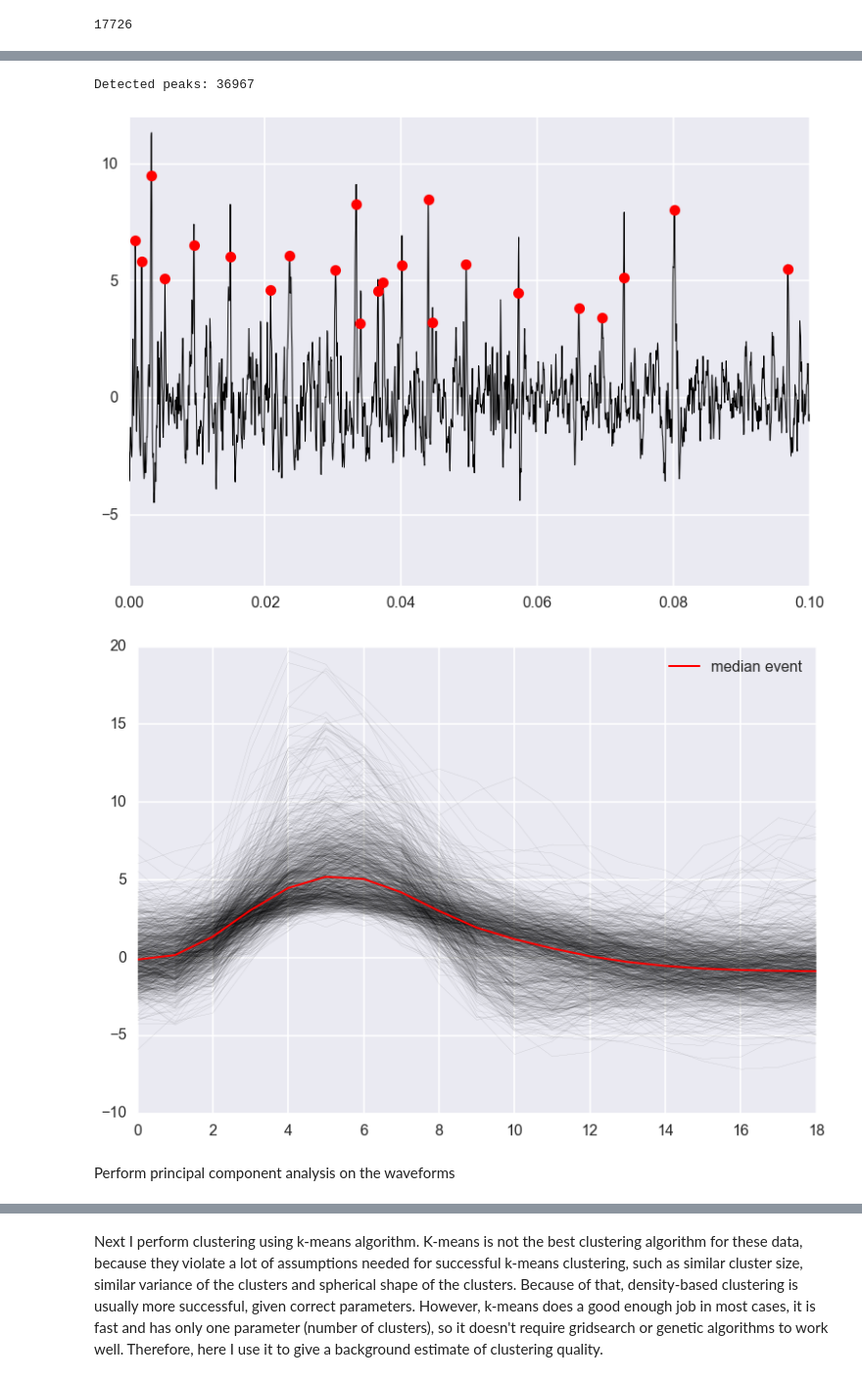
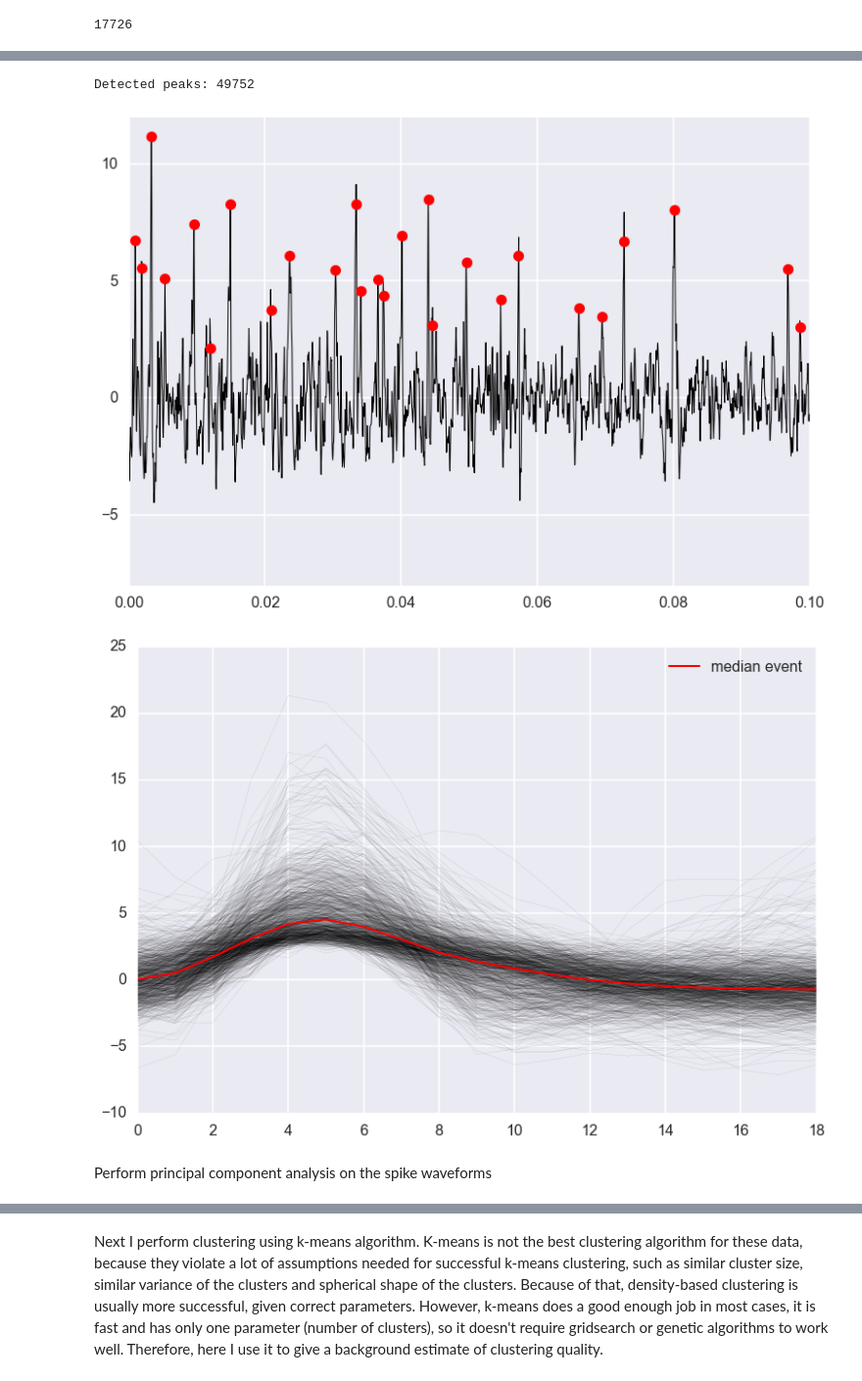
Before and after one commit to antopolskiy/code_showcase, a Jupyter notebook: spike_sorting.ipynb, the cells around one changed output, grey strips where cells are left out. Shown at 98% size. Cells and saved outputs as stored; diff of their text form; code cells hidden in the pictures.

```diff
--- a/spike_sorting.ipynb
+++ b/spike_sorting.ipynb
@@ -224,8 +224,11 @@ Next step is detecting spikes. I do it by thresholding on 3*MAD.
 from scipy.signal import fftconvolve
 
 # do running window average to smooth for peak detection
-length_of_filter = 5
+length_of_filter = 4
 data_filtered = fftconvolve(data,np.array([1]*length_of_filter)/length_of_filter,'same')
+
+# restore normalized amplitude
+data_filtered = data_filtered/mad(data_filtered)
 
 # rectify at threshold
 threshold = 3
@@ -268,7 +272,7 @@ def peak(x, min_dist=10):
 sp0 = peak(data_filtered)
 print('Detected peaks: %s' % len(sp0))
 # %% [output]
-Detected peaks: 36967
+Detected peaks: 49752
 # %%
 # visualize detected peaks
 plt.plot(t[fragment],data[fragment],linewidth=1,color='black')
@@ -277,7 +281,7 @@ plt.xlim([0,0.1])
 plt.ylim([-8,12])
 plt.show()
 # %% [output]
-[figure, old version]
+[figure, new version]
 # %%
 def cut_event(pos,data,before=14, after=30):
     """
@@ -318,19 +322,19 @@ def extract_events(positions, data, before=14, after=30):
     return events
 # %%
 # get all spike waveforms
-evtsE = extract_events(sp0,data,5,13)
+events = extract_events(sp0,data,5,13)
 
 # visualize a sample of waveforms
-evtsE_median=evtsE.apply(np.median,0)
+events_median=events.apply(np.median,0)
 
-plt.plot(evtsE.sample(1000).transpose(),linewidth=0.05,c='k')
-plt.plot(evtsE_median,linewidth=2,c='r',label='median event')
+plt.plot(events.sample(1000).transpose(),linewidth=0.05,c='k')
+plt.plot(events_median,linewidth=2,c='r',label='median event')
 plt.legend(loc='best')
 plt.show()
 # %% [output]
-[figure, old version]
+[figure, new version]
 # %% [markdown]
-Perform principal component analysis on the waveforms
+Perform principal component analysis on the spike waveforms
 # %%
 from sklearn.decomposition import PCA
 
```
Also changed, not shown: parts of 8 cells of this notebook, 1 other file.
